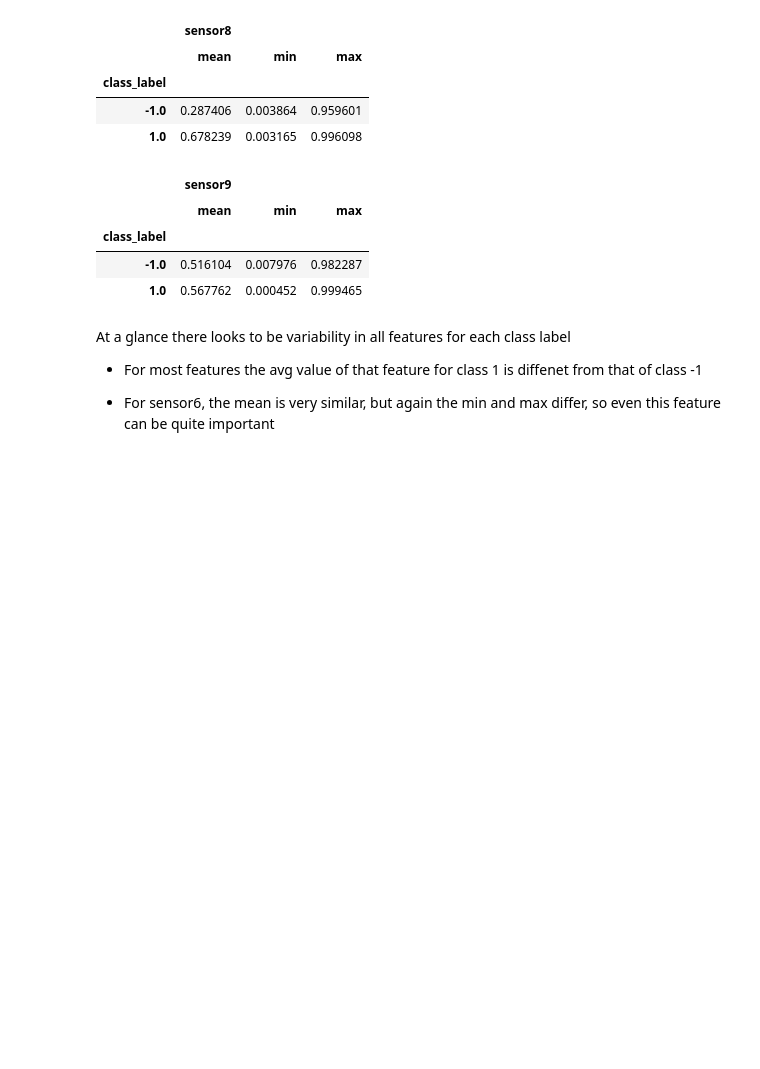
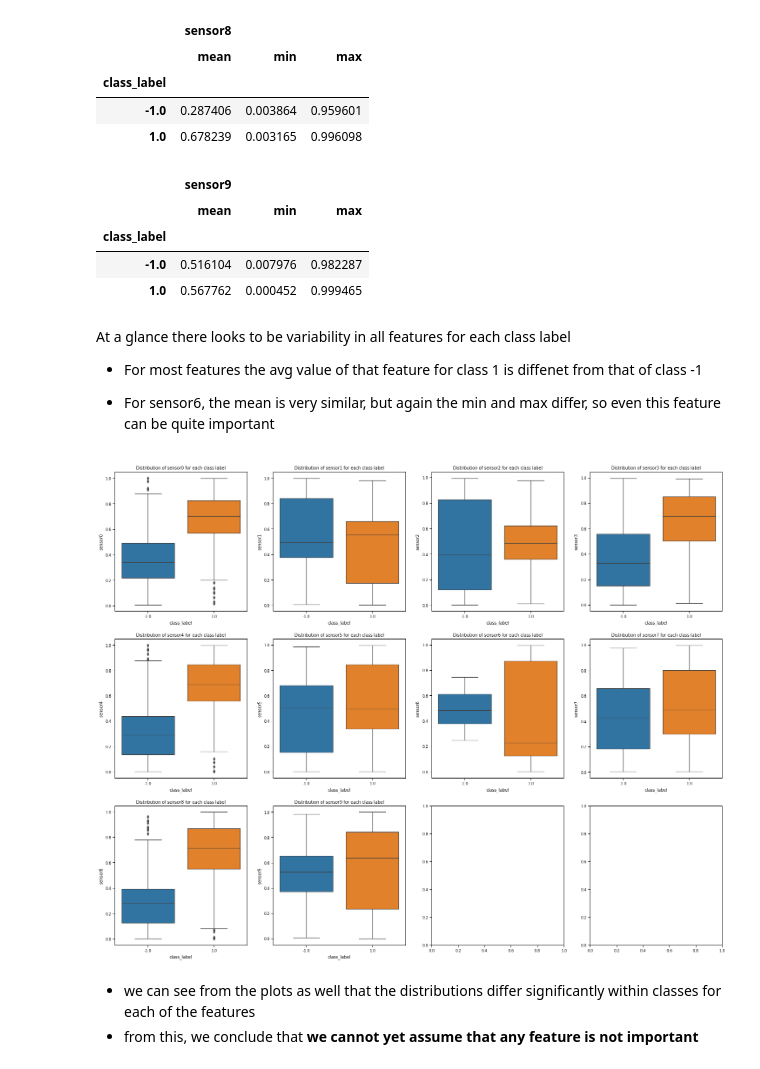
Before and after one commit to ShaunakSen/Data-Science-and-Machine-Learning, a Jupyter notebook: SmartSteelTech_Challenge.ipynb, the cells around one changed output. Saved outputs shown, nothing was run; the diff lists cells and outputs as text; code cells hidden in the pictures; blank space fills up the shorter version.

Commit message:
feature distributions - plot+analysis

```diff
--- a/SmartSteelTech_Challenge.ipynb
+++ b/SmartSteelTech_Challenge.ipynb
@@ -159,3 +159,33 @@ At a glance there looks to be variability in all features for each class label
 - For most features the avg value of that feature for class 1 is diffenet from that of class -1
 
 - For sensor6, the mean is very similar, but again the min and max differ, so even this feature can be quite important
+# %%
+def plot_feature_distribution_per_class(data, features, ncols):
+    """
+    Plot the distribution for each feature wrt each label
+    data: the input dataframe
+    features: feature names to plot
+    ncols: no of cols to use in the figure (rows get adjusted automatically)
+    """
+    fig, axes = plt.subplots(int(np.ceil(len(features)/ncols)), ncols, figsize=(25, 20))
+    sns.set_context('paper')
+    row_idx = -1
+    for idx, fea_ in enumerate(features):
+        if idx > ncols-1:
+            col_idx = idx%ncols
+        else:
+            col_idx = idx
+        if col_idx == 0:
+            row_idx += 1
+        sns.boxplot(ax=axes[row_idx, col_idx], x='class_label', y=fea_, data=data)
+        axes[row_idx, col_idx].set_title(f'Distribution of {fea_} for each class label')
+
+    return
+
+
+plot_feature_distribution_per_class(data, features, 4)
+# %% [output]
+[figure, added]
+# %% [markdown]
+- we can see from the plots as well that the distributions differ significantly within classes for each of the features
+- from this, we conclude that __we cannot yet assume that any feature is not important__
```
